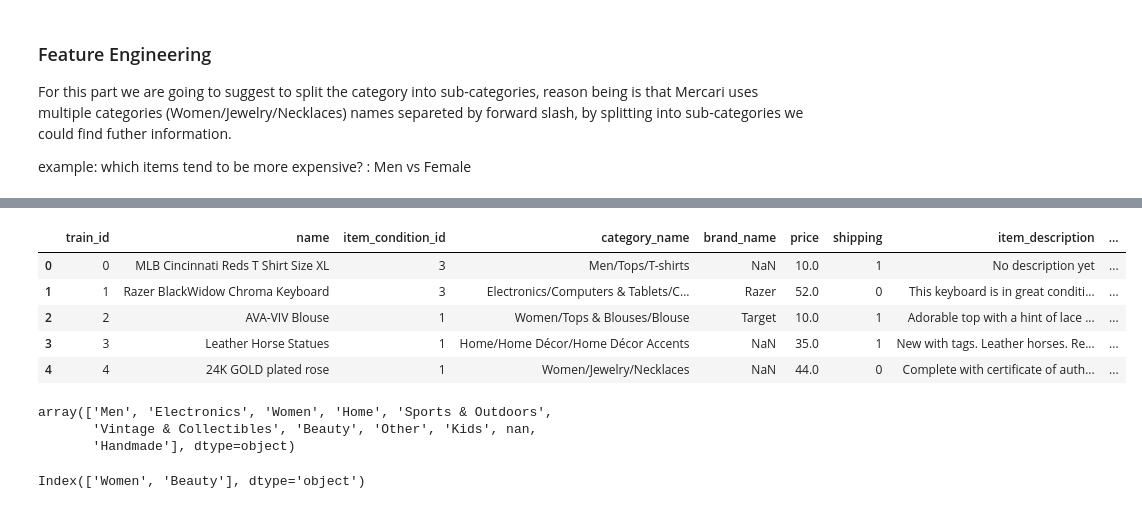
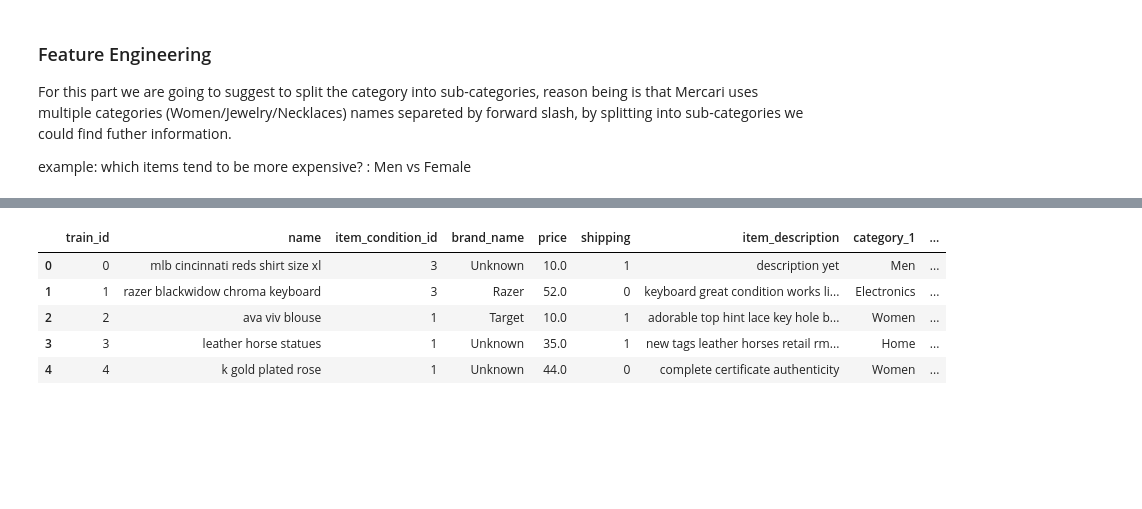
Before and after one commit to asthanameghna/kaggleProject, a Jupyter notebook: Kaggle_Competition.ipynb, the cells around one changed output, grey strips where cells are left out. Drawn from its saved outputs; the diff is of its cells as text; code cells hidden in the pictures; blank space fills up the shorter version.

```diff
--- a/Kaggle_Competition.ipynb
+++ b/Kaggle_Competition.ipynb
@@ -27,7 +33,7 @@ eng_stp_words = stopwords.words('english')
 ## Loading kaggle data_sets into Pandas dataframes
 # %%
 # tsv is tab separeted so... delimiter='\t'
-data_set = pd.read_csv('Data/train.tsv', delimiter='\t', encoding='utf-8')
+train_data_set = pd.read_csv('Data/train.tsv', delimiter='\t', encoding='utf-8')
 
 # test_set not required yet
 # test_set = pd.read_csv('Data/test.tsv', delimiter='\t', encoding='utf-8')
@@ -35,7 +41,7 @@ data_set = pd.read_csv('Data/train.tsv', delimiter='\t', encoding='utf-8')
 
 # check pandas dataframe dimension
 print('Data frames loaded:')
-print('data_set shape:', data_set.shape)
+print('Train data shape:', train_data_set.shape)
 # print('test_set shape:', test_set.shape)
 # print('test_stg2 shape:', test_stg2.shape)
 # %% [output]
@@ -216,11 +228,15 @@ data_set[data_set['price']==0].head(5)
 # %%
 # data cleansing
 
+# rename Nan to unkown brand
+train_data_set['brand_name'].fillna('Unknown', inplace=True)
+
+# keep only items that have a price
+train_data_set = train_data_set[train_data_set['price']!=0]
+
 # replace NaN values with empty cells
-# data_set = data_set.fillna('')
-# keep only items that have a price
-data_set = data_set[data_set['price']!=0]
+train_data_set.fillna('', inplace=True)
 
-data_set.head(10)
+train_data_set.head(10)
 # %% [output]
 |  | train_id | name | item_condition_id | category_name | brand_name | price | shipping | item_description |
@@ -317,5 +331,5 @@ hello world test remove special chars keep words
 # clean sentence from description and adds to new column 'item_description_cln'
 # takes some time to apply changes... let's go for coffee
 
-data_set['item_description_clean'] = data_set['item_description'].apply(clean_sentence)
-data_set['name_clean'] = data_set['name'].apply(clean_sentence)
+train_data_set['item_description'] = train_data_set['item_description'].apply(clean_sentence)
+train_data_set['name'] = train_data_set['name'].apply(clean_sentence)
@@ -349,0 +366,3 @@ data_set['category_1'],data_set['category_2'],data_set['category_3'] = zip(*data
+# %%
+train_data_set.drop(['category_name'], axis=1, inplace=True)
+train_data_set.head()
@@ -350,19 +432,9 @@ data_set['category_1'],data_set['category_2'],data_set['category_3'] = zip(*data
 # %%
-data_set.head()
+train_data_set.head()
 # %% [output]
-|  | train_id | name | item_condition_id | category_name | brand_name | price | shipping | item_description | ... |
-| 0 | 0 | MLB Cincinnati Reds T Shirt Size XL | 3 | Men/Tops/T-shirts | NaN | 10.0 | 1 | No description yet | ... |
-| 1 | 1 | Razer BlackWidow Chroma Keyboard | 3 | Electronics/Computers & Tablets/C... | Razer | 52.0 | 0 | This keyboard is in great conditi... | ... |
-| 2 | 2 | AVA-VIV Blouse | 1 | Women/Tops & Blouses/Blouse | Target | 10.0 | 1 | Adorable top with a hint of lace ... | ... |
-| 3 | 3 | Leather Horse Statues | 1 | Home/Home Décor/Home Décor Accents | NaN | 35.0 | 1 | New with tags. Leather horses. Re... | ... |
-| 4 | 4 | 24K GOLD plated rose | 1 | Women/Jewelry/Necklaces | NaN | 44.0 | 0 | Complete with certificate of auth... | ... |
+|  | train_id | name | item_condition_id | brand_name | price | shipping | item_description | category_1 | ... |
+| 0 | 0 | mlb cincinnati reds shirt size xl | 3 | Unknown | 10.0 | 1 | description yet | Men | ... |
+| 1 | 1 | razer blackwidow chroma keyboard | 3 | Razer | 52.0 | 0 | keyboard great condition works li... | Electronics | ... |
+| 2 | 2 | ava viv blouse | 1 | Target | 10.0 | 1 | adorable top hint lace key hole b... | Women | ... |
+| 3 | 3 | leather horse statues | 1 | Unknown | 35.0 | 1 | new tags leather horses retail rm... | Home | ... |
+| 4 | 4 | k gold plated rose | 1 | Unknown | 44.0 | 0 | complete certificate authenticity | Women | ... |
-# %%
-data_set['category_1'].unique()
-# %% [output]
-array(['Men', 'Electronics', 'Women', 'Home', 'Sports & Outdoors',
-       'Vintage & Collectibles', 'Beauty', 'Other', 'Kids', nan,
-       'Handmade'], dtype=object)
-# %%
-data_set['category_1'].value_counts().index[:2]
-# %% [output]
-Index(['Women', 'Beauty'], dtype='object')
```
Also changed, not shown: parts of 42 cells of this notebook.
